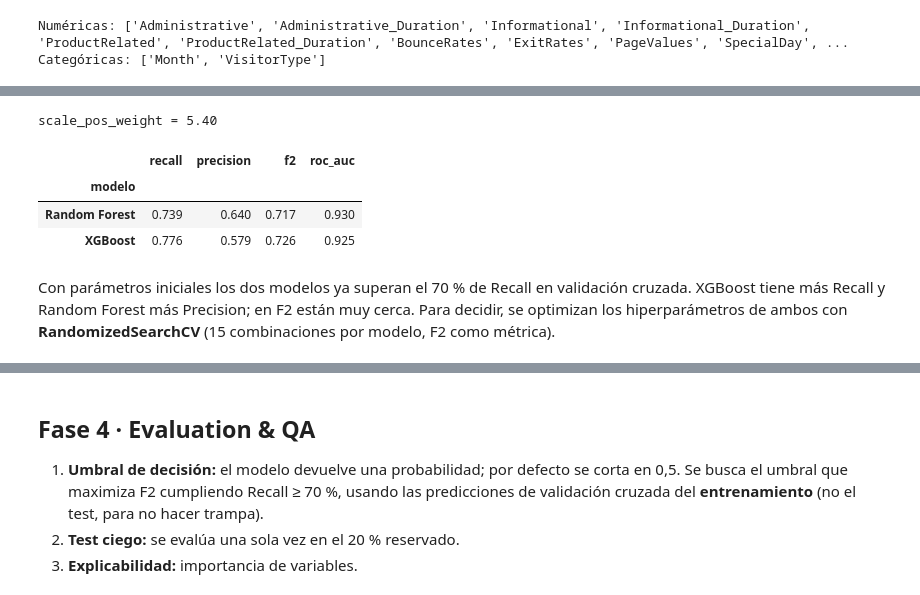
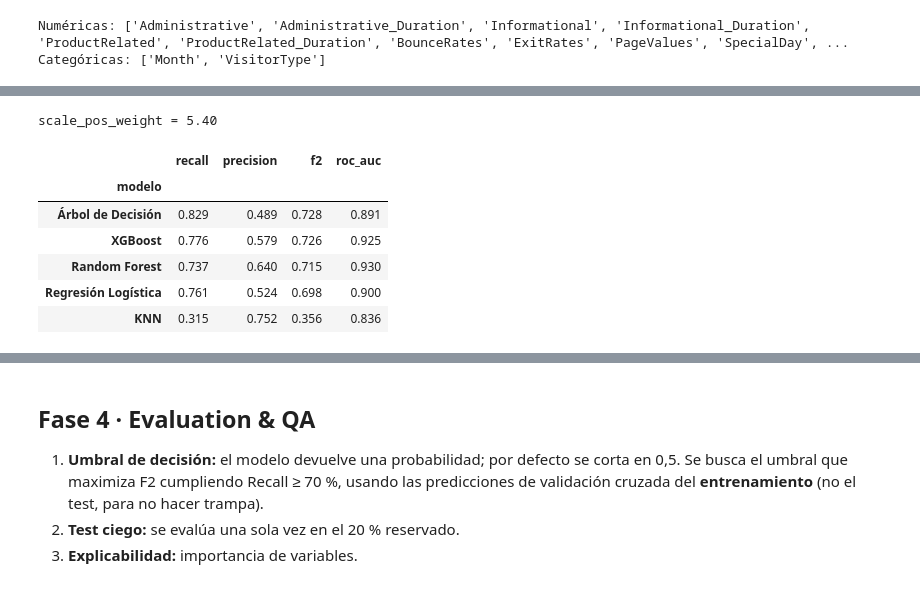
Before and after one commit to limbertz-dev/online-shoppers-ia, a Jupyter notebook: notebooks/01_crispmlq_online_shoppers.ipynb, the cells around one changed output, grey strips where cells are left out. Cells and saved outputs as stored; diff of their text form; code cells hidden in the pictures.

```diff
--- a/notebooks/01_crispmlq_online_shoppers.ipynb
+++ b/notebooks/01_crispmlq_online_shoppers.ipynb
@@ -213,7 +215,10 @@ columnas_categoricas = ['Month', 'VisitorType']
 columnas_numericas = [c for c in X.columns if c not in columnas_categoricas]
 
 preprocesador = ColumnTransformer([
-    ('num', SimpleImputer(strategy='median'), columnas_numericas),
+    ('num', Pipeline([
+        ('imputar', SimpleImputer(strategy='median')),
+        ('escalar', StandardScaler())
+    ]), columnas_numericas),
     ('cat', Pipeline([
         ('imputar', SimpleImputer(strategy='most_frequent')),
         ('onehot', OneHotEncoder(handle_unknown='ignore'))
@@ -236,31 +252,36 @@ Categóricas: ['Month', 'VisitorType']
 # %%
 f2 = make_scorer(fbeta_score, beta=2)
 metricas_cv = {'recall': 'recall', 'precision': 'precision', 'f2': f2, 'roc_auc': 'roc_auc'}
 cv = StratifiedKFold(n_splits=5, shuffle=True, random_state=RANDOM_STATE)
 
 peso_positivos = (y_train == 0).sum() / (y_train == 1).sum()
 print('scale_pos_weight = %.2f' % peso_positivos)
 
 modelos = {
+    'Regresión Logística': LogisticRegression(class_weight='balanced', max_iter=1000, random_state=RANDOM_STATE),
+    'Árbol de Decisión': DecisionTreeClassifier(class_weight='balanced', max_depth=6, random_state=RANDOM_STATE),
+    'KNN': KNeighborsClassifier(n_neighbors=15),
     'Random Forest': RandomForestClassifier(n_estimators=300, class_weight='balanced',
                                             random_state=RANDOM_STATE, n_jobs=-1),
     'XGBoost': XGBClassifier(n_estimators=300, learning_rate=0.1, max_depth=4,
                              scale_pos_weight=peso_positivos, eval_metric='logloss',
                              random_state=RANDOM_STATE, n_jobs=-1)
 }
 
 resultados = []
 for nombre, modelo in modelos.items():
     pipe = Pipeline([('prep', preprocesador), ('modelo', modelo)])
     r = cross_validate(pipe, X_train, y_train, cv=cv, scoring=metricas_cv, n_jobs=1)
     resultados.append({'modelo': nombre, **{m: r['test_' + m].mean() for m in metricas_cv}})
 
-pd.DataFrame(resultados).set_index('modelo').round(3)
+tabla_modelos = pd.DataFrame(resultados).set_index('modelo').sort_values('f2', ascending=False).round(3)
+tabla_modelos
 # %% [output]
 scale_pos_weight = 5.40
 |  | recall | precision | f2 | roc_auc |
 | modelo |  |  |  |  |
-| Random Forest | 0.739 | 0.640 | 0.717 | 0.930 |
+| Árbol de Decisión | 0.829 | 0.489 | 0.728 | 0.891 |
 | XGBoost | 0.776 | 0.579 | 0.726 | 0.925 |
+| Random Forest | 0.737 | 0.640 | 0.715 | 0.930 |
+| Regresión Logística | 0.761 | 0.524 | 0.698 | 0.900 |
+| KNN | 0.315 | 0.752 | 0.356 | 0.836 |
-# %% [markdown]
-Con parámetros iniciales los dos modelos ya superan el 70 % de Recall en validación cruzada. XGBoost tiene más Recall y Random Forest más Precision; en F2 están muy cerca. Para decidir, se optimizan los hiperparámetros de ambos con **RandomizedSearchCV** (15 combinaciones por modelo, F2 como métrica).
```
Also changed, not shown: parts of 18 cells of this notebook, 8 other files.
